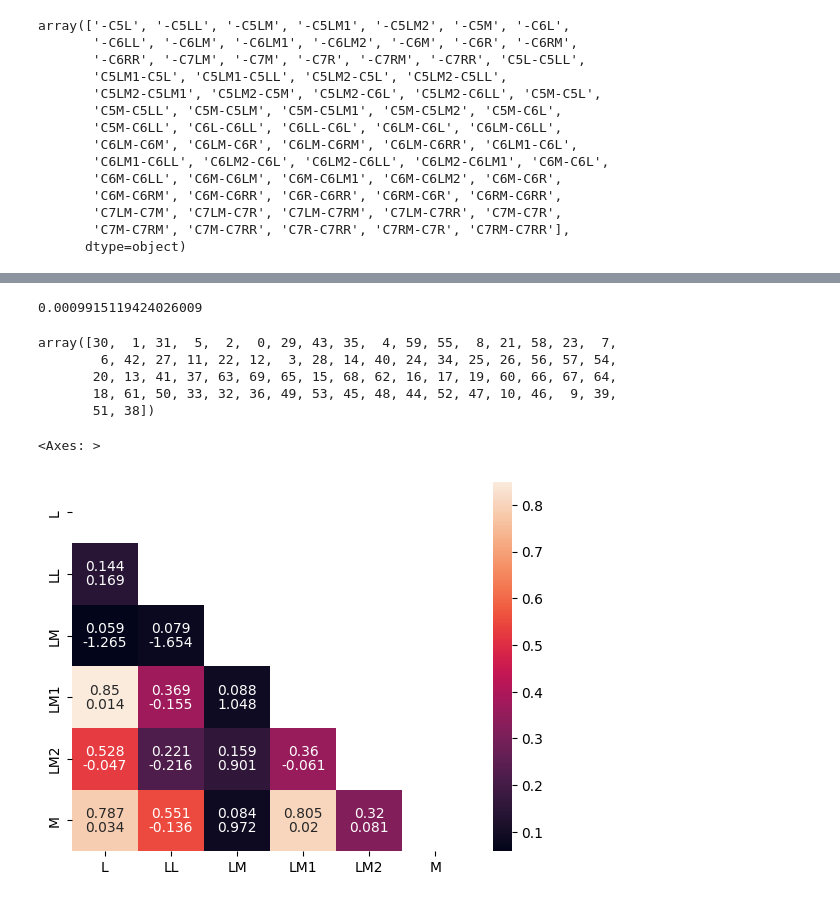
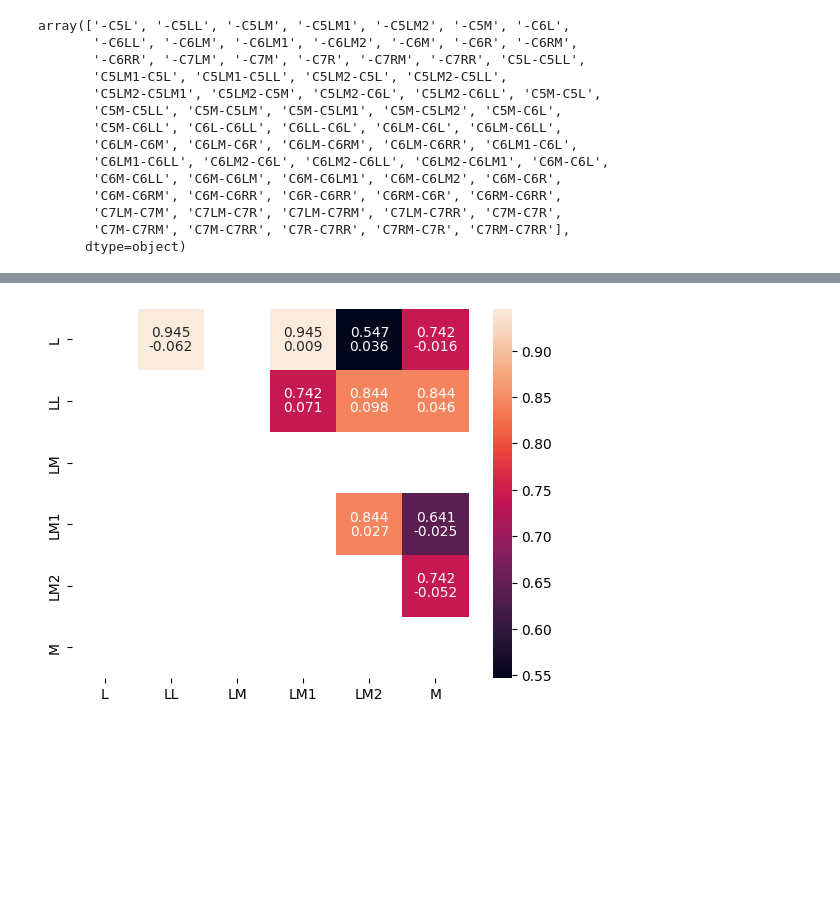
Before and after one commit to hbmep/rat-mapping, a Jupyter notebook: notebooks/C_SMA_LAR/nov8_selectivity.ipynb, the cells around one changed output, grey strips where cells are left out. Drawn from its saved outputs; the diff is of its cells as text; code cells hidden in the pictures; blank space fills up the shorter version.

Commit message:
new selectivity and MEP amplitude work

```diff
--- a/notebooks/C_SMA_LAR/nov8_selectivity.ipynb
+++ b/notebooks/C_SMA_LAR/nov8_selectivity.ipynb
@@ -223,4 +124,0 @@ masked_array(data=[-1.3820746204751568, -1.861182538137384, 0.0,
-# %%
-test = stats.ttest_1samp(mat, popmean=0, axis=0)
-pvalues = test.pvalue
-pvalues.shape
@@ -234,13 +124,0 @@ array([0.05857296, 0.07939658,        nan, 0.08758373, 0.15916042,
-# %%
-# verify order in heatmap
-(auc[:, :, 0] - auc[:, :, 3]).mean()
-# %% [output]
-0.0009915119424026009
-# %%
-df.compound_position.unique()
-# %% [output]
-array([30,  1, 31,  5,  2,  0, 29, 43, 35,  4, 59, 55,  8, 21, 58, 23,  7,
-        6, 42, 27, 11, 22, 12,  3, 28, 14, 40, 24, 34, 25, 26, 56, 57, 54,
-       20, 13, 41, 37, 63, 69, 65, 15, 68, 62, 16, 17, 19, 60, 66, 67, 64,
-       18, 61, 50, 33, 32, 36, 49, 53, 45, 48, 44, 52, 47, 10, 46,  9, 39,
-       51, 38])
@@ -249,8 +125,43 @@ labels = ['L', 'LL', 'LM', 'LM1', 'LM2', 'M']
-# %%
-mask = np.triu(np.ones_like(pvalues), k=1).astype(bool)
-sns.heatmap(pvalues, xticklabels=labels, yticklabels=labels, mask = mask, annot=False)
-sns.heatmap(pvalues, xticklabels=labels, yticklabels=labels, mask = mask,annot=np.round(mat.mean(axis=0).data, 3), annot_kws={'va':'top'}, fmt="", cbar=False)
-sns.heatmap(pvalues, xticklabels=labels, yticklabels=labels, mask = mask,annot=np.round(pvalues, 3), annot_kws={'va':'bottom'}, fmt="", cbar=False)
-# %% [output]
-<Axes: >
-[figure, removed]
+# %%
+def plot_selectivity_comparison(size_ind):
+    x, y = get_normalized_input_output(size_ind)
+    num_masked = y.mask.any(axis=(1, 3, -1)).sum()
+    y_max = ma.max(y, axis=(1, 3, -1), keepdims=True)
+
+    num_masked = y.mask.sum()
+    y = ma.where(y_max, y / y_max, 0.)
+
+    p = ma.sum(y, axis=-2, keepdims=True)
+    p = ma.where(p, y / p, 1 / y.shape[-2])
+
+    plogp = ma.where(p, p * ma.log(p), 0.)
+
+    entropy = 1 + (plogp.sum(axis=-2) / ma.log(y.shape[-2]))
+
+    auc = np.trapz(y=entropy[...], x=np.linspace(0, MAX_THRESHOLD_CONST, NUM_THRESHOLD_POINTS), axis=-1)
+    auc = auc.mean(axis=(2))
+
+    mat = auc[:, :, :, None] - auc[:, :, None, :]
+    mat = mat.mean(axis=1)
+
+    pvalues = []
+    for i in range(6):
+        for i2 in range(6):
+            if i==i2:
+                pvalues.append(1)
+                continue
+            temp_p = stats.wilcoxon(mat[:, i,i2], axis=0).pvalue
+            pvalues.append(temp_p)
+
+    pvalues = np.array(pvalues)
+    pvalues = pvalues.reshape(6, 6)
+
+    labels = ['L', 'LL', 'LM', 'LM1', 'LM2', 'M']
+    mask = np.tril(np.ones_like(pvalues), k=0).astype(bool)
+    sns.heatmap(pvalues, xticklabels=labels, yticklabels=labels, mask = mask, annot=False)
+    sns.heatmap(pvalues, xticklabels=labels, yticklabels=labels, mask = mask,annot=np.round(mat.mean(axis=0).data, 3), annot_kws={'va':'top'}, fmt="", cbar=False)
+    sns.heatmap(pvalues, xticklabels=labels, yticklabels=labels, mask = mask,annot=np.round(pvalues, 3), annot_kws={'va':'bottom'}, fmt="", cbar=False)
+# %%
+plot_selectivity_comparison(1)
+# %% [output]
+[figure, added]
```
Also changed, not shown: parts of 25 cells of this notebook, 5 other files.
